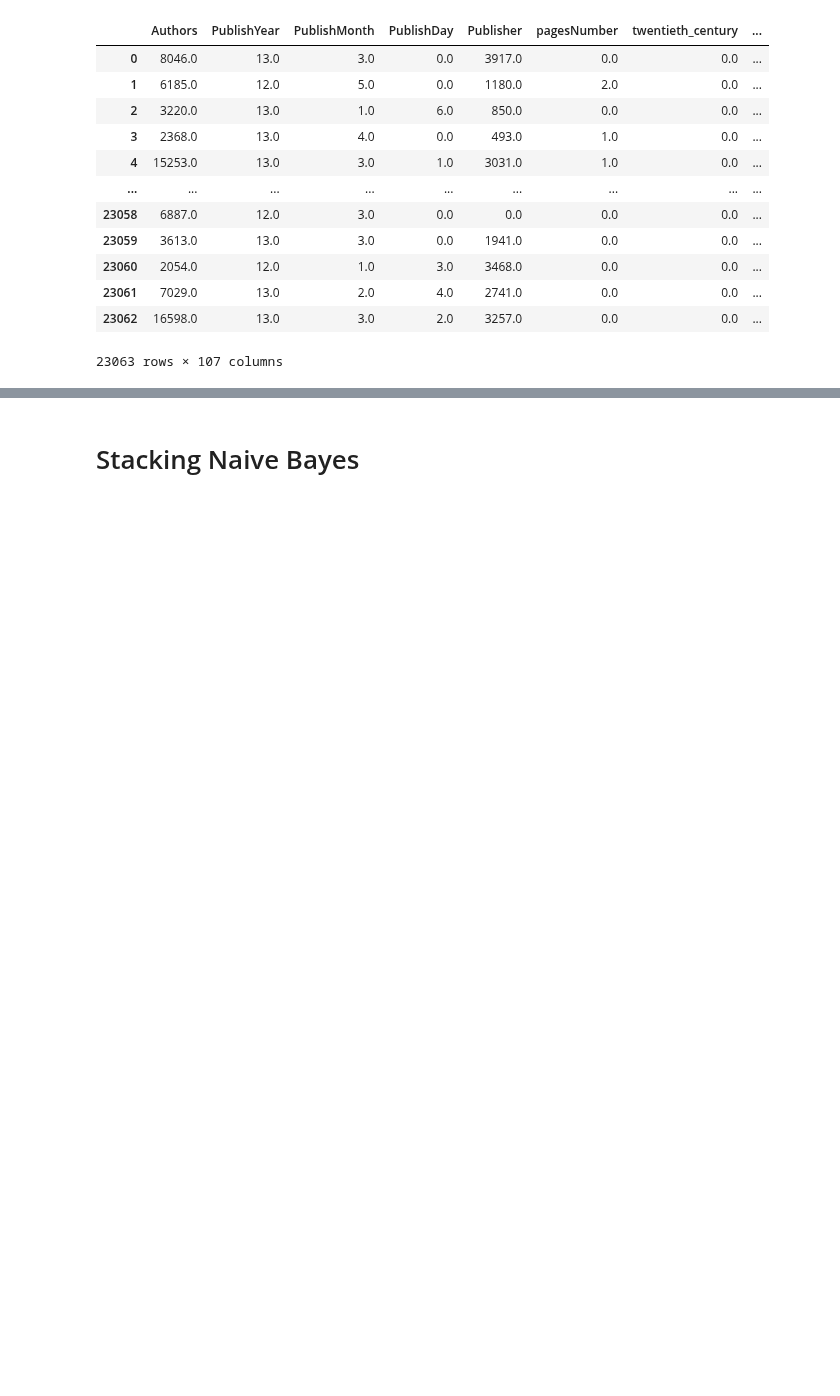
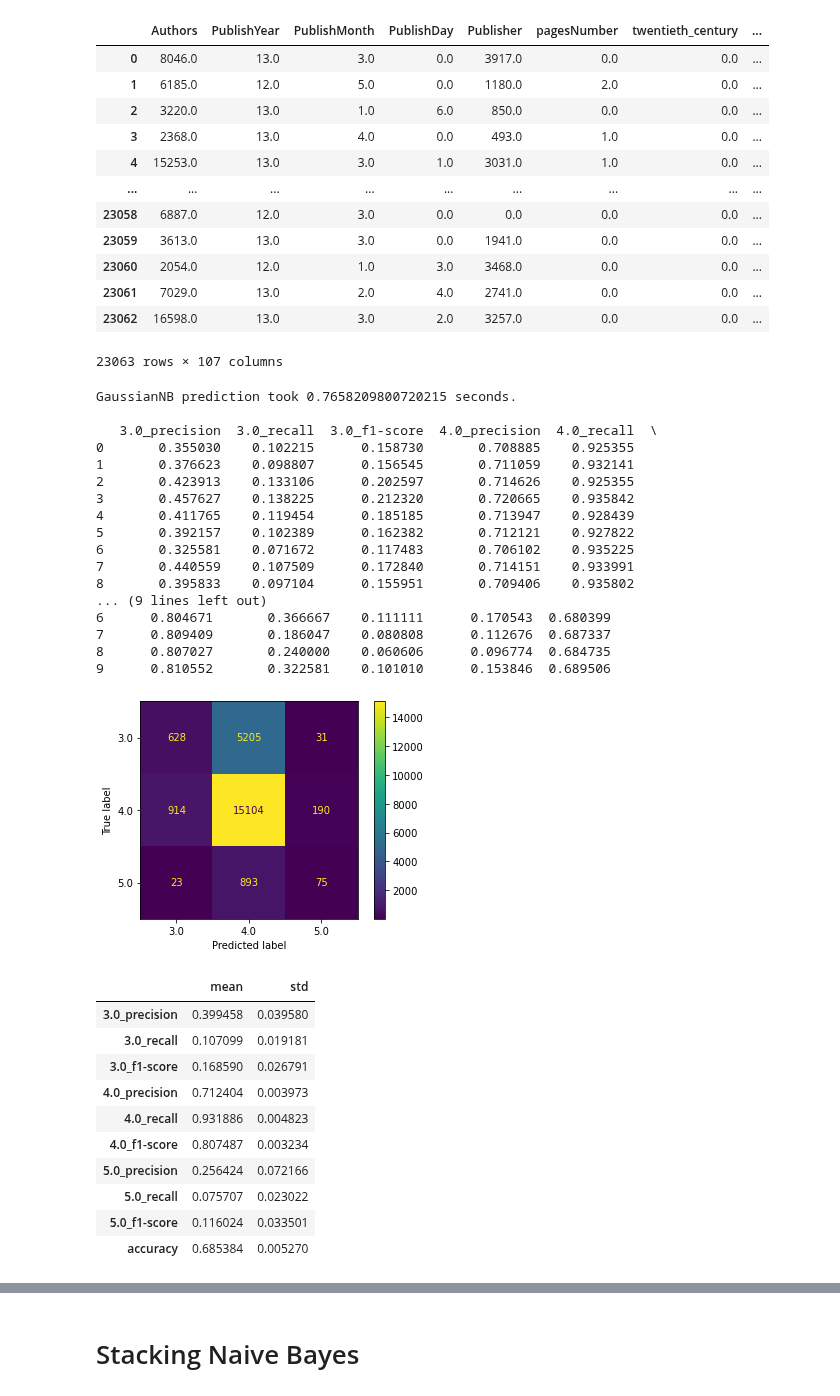
Before and after one commit to 7angel4/Goodreads-rating-classification, a Jupyter notebook: StackNB.ipynb, the cells around one changed output, grey strips where cells are left out. Cells and saved outputs as stored; diff of their text form; code cells hidden in the pictures; blank space fills up the shorter version.

```diff
--- a/StackNB.ipynb
+++ b/StackNB.ipynb
@@ -2,7 +2,7 @@
 %run Global.ipynb
 %run Helper_Functions.ipynb
 # %%
-train_df_oe = pd.read_csv(DATASET_DIR + "/train_df_oe_50.csv", keep_default_na=False)
+train_df_oe = pd.read_csv("./Final/Datasets/train_df_oe.csv", keep_default_na=False)
 y = train_df_oe.iloc[:,-1]
 X = train_df_oe.iloc[:,:-1]
 # %%
@@ -21,3 +21,38 @@ train_df_oe
 | 23061 | 7029.0 | 13.0 | 2.0 | 4.0 | 2741.0 | 0.0 | 0.0 | ... |
 | 23062 | 16598.0 | 13.0 | 3.0 | 2.0 | 3257.0 | 0.0 | 0.0 | ... |
 23063 rows × 107 columns
+# %%
+# use gaussian for all
+gnb = GaussianNB()
+gnb_pred, gnb_report = cross_val_report(gnb, X, y)
+gnb_report
+# %% [output]
+GaussianNB prediction took 0.7658209800720215 seconds.
+
+   3.0_precision  3.0_recall  3.0_f1-score  4.0_precision  4.0_recall  \
+0       0.355030    0.102215      0.158730       0.708885    0.925355
+1       0.376623    0.098807      0.156545       0.711059    0.932141
+2       0.423913    0.133106      0.202597       0.714626    0.925355
+3       0.457627    0.138225      0.212320       0.720665    0.935842
+4       0.411765    0.119454      0.185185       0.713947    0.928439
+5       0.392157    0.102389      0.162382       0.712121    0.927822
+6       0.325581    0.071672      0.117483       0.706102    0.935225
+7       0.440559    0.107509      0.172840       0.714151    0.933991
+8       0.395833    0.097104      0.155951       0.709406    0.935802
+... (9 lines left out)
+6      0.804671       0.366667    0.111111      0.170543  0.680399
+7      0.809409       0.186047    0.080808      0.112676  0.687337
+8      0.807027       0.240000    0.060606      0.096774  0.684735
+9      0.810552       0.322581    0.101010      0.153846  0.689506
+[figure, added]
+|  | mean | std |
+| 3.0_precision | 0.399458 | 0.039580 |
+| 3.0_recall | 0.107099 | 0.019181 |
+| 3.0_f1-score | 0.168590 | 0.026791 |
+| 4.0_precision | 0.712404 | 0.003973 |
+| 4.0_recall | 0.931886 | 0.004823 |
+| 4.0_f1-score | 0.807487 | 0.003234 |
+| 5.0_precision | 0.256424 | 0.072166 |
+| 5.0_recall | 0.075707 | 0.023022 |
+| 5.0_f1-score | 0.116024 | 0.033501 |
+| accuracy | 0.685384 | 0.005270 |
```
Also changed, not shown: parts of 4 cells of this notebook.
